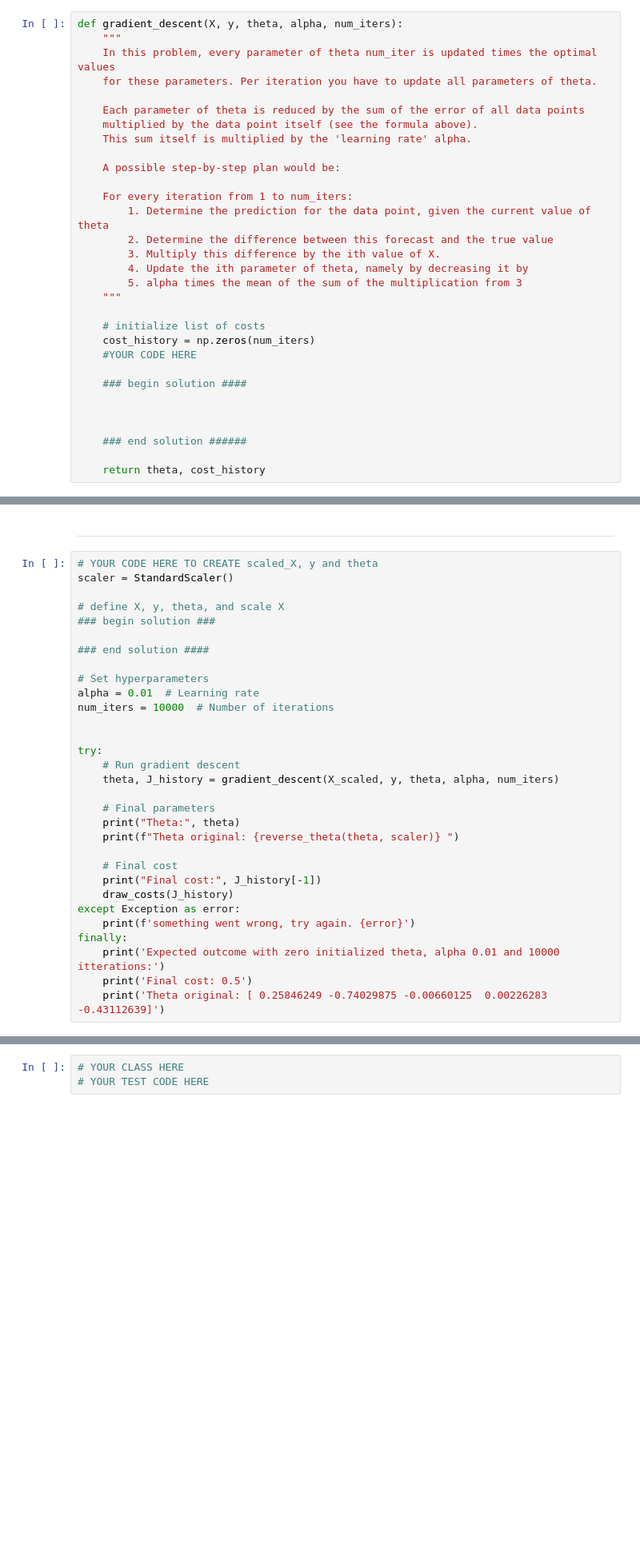
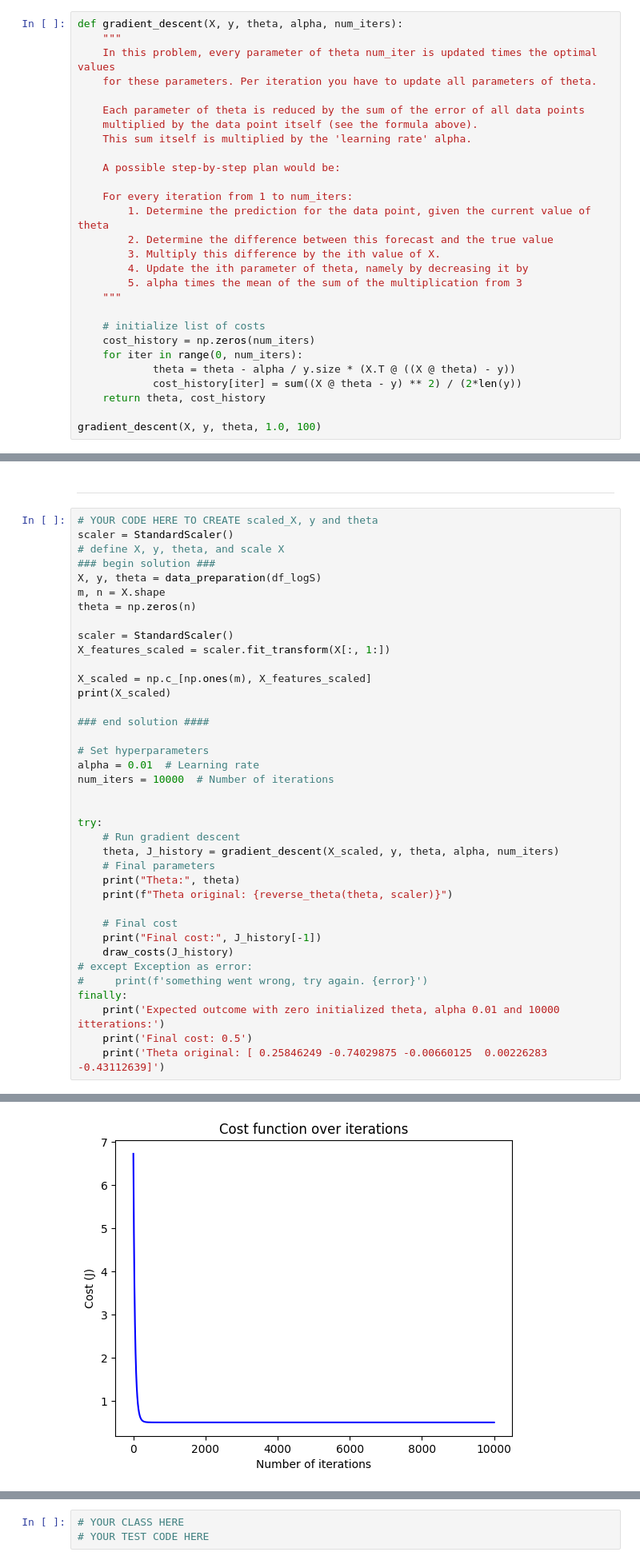
Before and after one commit to ogkourlias/datsc5, a Jupyter notebook: regression/Assignment_Regression.ipynb, the cells around one changed output, grey strips where cells are left out. Shown: that part at 80% size. Saved outputs shown, nothing was run; the diff lists cells and outputs as text; blank space fills up the shorter version.

```diff
--- a/regression/Assignment_Regression.ipynb
+++ b/regression/Assignment_Regression.ipynb
@@ -429,12 +425,9 @@ def gradient_descent(X, y, theta, alpha, num_iters):
 
     # initialize list of costs
     cost_history = np.zeros(num_iters)
-    #YOUR CODE HERE
+    for iter in range(0, num_iters):
+            theta = theta - alpha / y.size * (X.T @ ((X @ theta) - y))
+            cost_history[iter] = sum((X @ theta - y) ** 2) / (2*len(y))
+    return theta, cost_history
 
-    ### begin solution ####
-
-
-
-    ### end solution ######
-
-    return theta, cost_history
+gradient_descent(X, y, theta, 1.0, 100)
@@ -497,9 +508,17 @@ Congratulations! You've written the core of the linear regression function. Now,
 # %%
 # YOUR CODE HERE TO CREATE scaled_X, y and theta
 scaler = StandardScaler()
-
 # define X, y, theta, and scale X
 ### begin solution ###
+X, y, theta = data_preparation(df_logS)
+m, n = X.shape
+theta = np.zeros(n)
+
+scaler = StandardScaler()
+X_features_scaled = scaler.fit_transform(X[:, 1:])
+
+X_scaled = np.c_[np.ones(m), X_features_scaled]
+print(X_scaled)
 
 ### end solution ####
 
@@ -511,16 +530,15 @@ num_iters = 10000  # Number of iterations
 try:
     # Run gradient descent
     theta, J_history = gradient_descent(X_scaled, y, theta, alpha, num_iters)
-
     # Final parameters
     print("Theta:", theta)
-    print(f"Theta original: {reverse_theta(theta, scaler)} ")
+    print(f"Theta original: {reverse_theta(theta, scaler)}")
 
     # Final cost
     print("Final cost:", J_history[-1])
     draw_costs(J_history)
-except Exception as error:
-    print(f'something went wrong, try again. {error}')
+# except Exception as error:
+#     print(f'something went wrong, try again. {error}')
 finally:
     print('Expected outcome with zero initialized theta, alpha 0.01 and 10000 itterations:')
     print('Final cost: 0.5')
@@ -532,0 +557 @@ Theta original: [ 0.25846249 -0.74029875 -0.00660125  0.00226283 -0.43112639]
+[figure, added]
```
Also changed, not shown: parts of 12 cells of this notebook.
